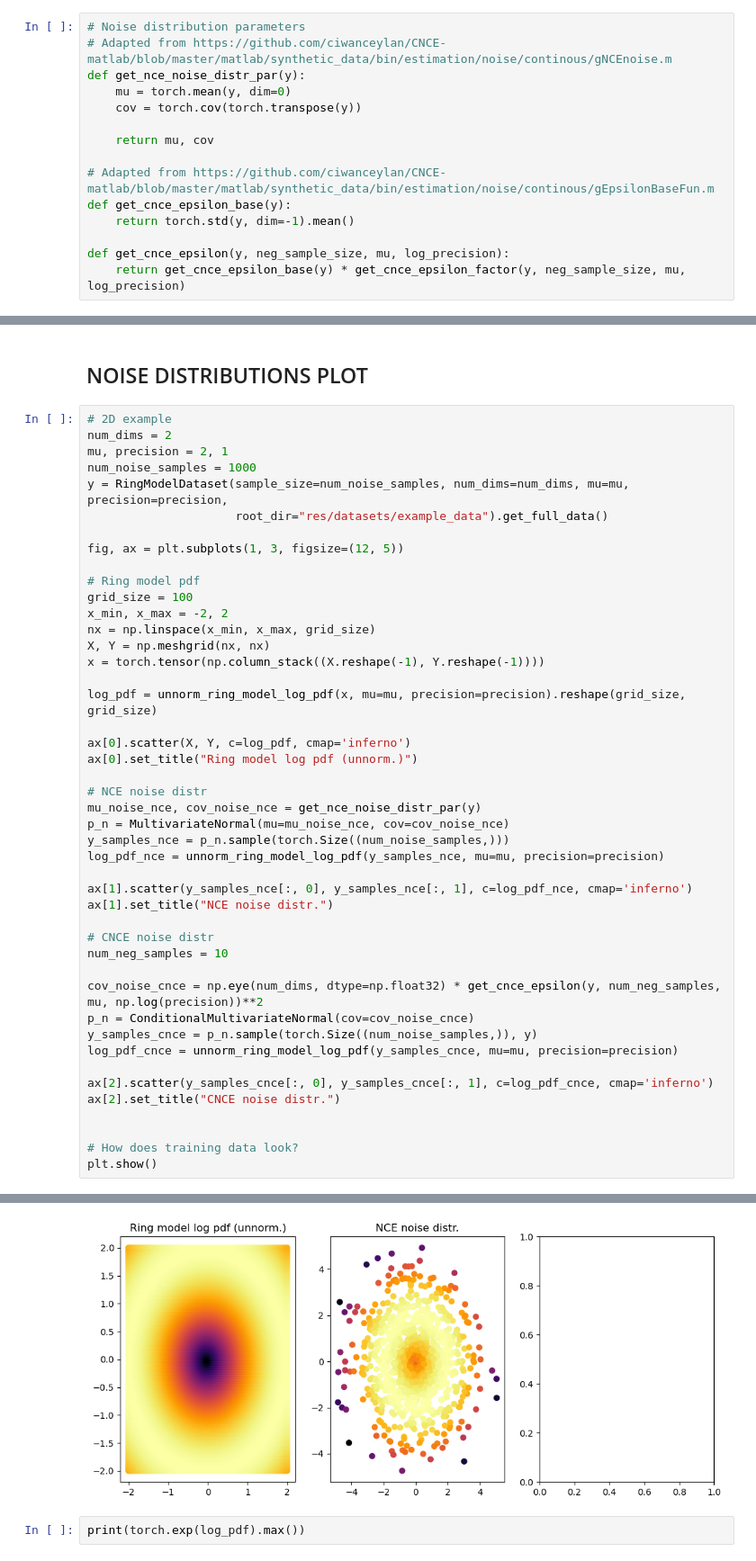
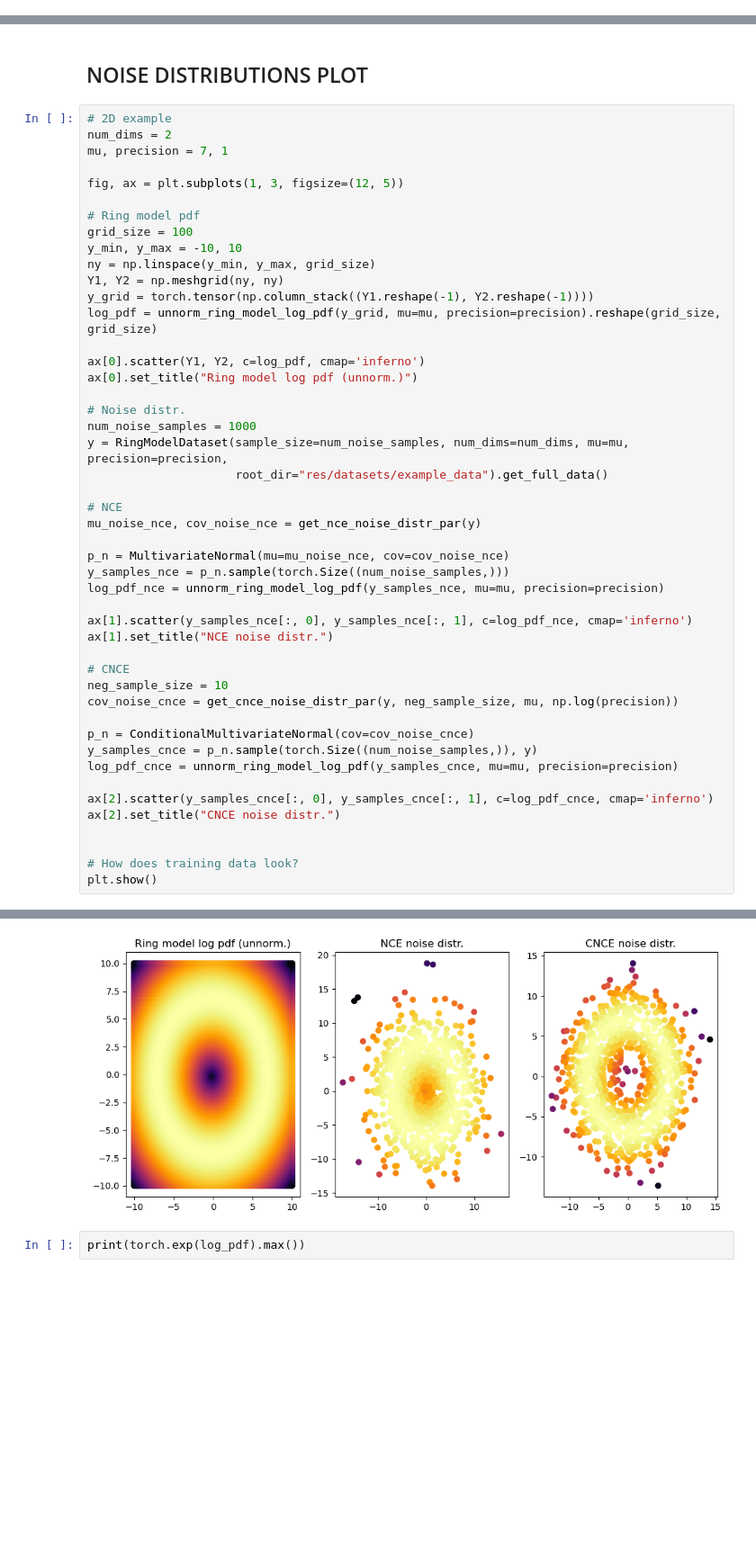
Before and after one commit to jackonelli/nce_cd_cis, a Jupyter notebook: nbs/ring_model_exp.ipynb, the cells around one changed output, grey strips where cells are left out. Shown at 90% size. Drawn from its saved outputs; the diff is of its cells as text; blank space fills up the shorter version.

Commit message:
Cleaning up and addition of noise distr. plot

```diff
--- a/nbs/ring_model_exp.ipynb
+++ b/nbs/ring_model_exp.ipynb
@@ -59,19 +87,4 @@ def get_cnce_epsilon_factor(y, neg_sample_size, mu, log_precision, thrs_lower=0.
         k = k + 1
 
     return epsilon_factor
-# %%
-# Noise distribution parameters
-# Adapted from https://github.com/ciwanceylan/CNCE-matlab/blob/master/matlab/synthetic_data/bin/estimation/noise/continous/gNCEnoise.m
-def get_nce_noise_distr_par(y):
-    mu = torch.mean(y, dim=0)
-    cov = torch.cov(torch.transpose(y))
-
-    return mu, cov
-
-# Adapted from https://github.com/ciwanceylan/CNCE-matlab/blob/master/matlab/synthetic_data/bin/estimation/noise/continous/gEpsilonBaseFun.m
-def get_cnce_epsilon_base(y):
-    return torch.std(y, dim=-1).mean()
-
-def get_cnce_epsilon(y, neg_sample_size, mu, log_precision):
-    return get_cnce_epsilon_base(y) * get_cnce_epsilon_factor(y, neg_sample_size, mu, log_precision)
 # %%
@@ -99,27 +113,29 @@ def initialise_params(mu_min=6, mu_max=8, sigma_min=0.3, sigma_max=1.5):
 # %%
 # 2D example
 num_dims = 2
-mu, precision = 2, 1
-num_noise_samples = 1000
-y = RingModelDataset(sample_size=num_noise_samples, num_dims=num_dims, mu=mu, precision=precision,
-                     root_dir="res/datasets/example_data").get_full_data()
+mu, precision = 7, 1
 
 fig, ax = plt.subplots(1, 3, figsize=(12, 5))
 
 # Ring model pdf
 grid_size = 100
-x_min, x_max = -2, 2
-nx = np.linspace(x_min, x_max, grid_size)
-X, Y = np.meshgrid(nx, nx)
-x = torch.tensor(np.column_stack((X.reshape(-1), Y.reshape(-1))))
+y_min, y_max = -10, 10
+ny = np.linspace(y_min, y_max, grid_size)
+Y1, Y2 = np.meshgrid(ny, ny)
+y_grid = torch.tensor(np.column_stack((Y1.reshape(-1), Y2.reshape(-1))))
+log_pdf = unnorm_ring_model_log_pdf(y_grid, mu=mu, precision=precision).reshape(grid_size, grid_size)
 
-log_pdf = unnorm_ring_model_log_pdf(x, mu=mu, precision=precision).reshape(grid_size, grid_size)
-
-ax[0].scatter(X, Y, c=log_pdf, cmap='inferno')
+ax[0].scatter(Y1, Y2, c=log_pdf, cmap='inferno')
 ax[0].set_title("Ring model log pdf (unnorm.)")
 
-# NCE noise distr
+# Noise distr.
+num_noise_samples = 1000
+y = RingModelDataset(sample_size=num_noise_samples, num_dims=num_dims, mu=mu, precision=precision,
+                     root_dir="res/datasets/example_data").get_full_data()
+
+# NCE
 mu_noise_nce, cov_noise_nce = get_nce_noise_distr_par(y)
+
 p_n = MultivariateNormal(mu=mu_noise_nce, cov=cov_noise_nce)
 y_samples_nce = p_n.sample(torch.Size((num_noise_samples,)))
 log_pdf_nce = unnorm_ring_model_log_pdf(y_samples_nce, mu=mu, precision=precision)
@@ -127,10 +143,10 @@ log_pdf_nce = unnorm_ring_model_log_pdf(y_samples_nce, mu=mu, precision=precisio
 ax[1].scatter(y_samples_nce[:, 0], y_samples_nce[:, 1], c=log_pdf_nce, cmap='inferno')
 ax[1].set_title("NCE noise distr.")
 
-# CNCE noise distr
-num_neg_samples = 10
+# CNCE
+neg_sample_size = 10
+cov_noise_cnce = get_cnce_noise_distr_par(y, neg_sample_size, mu, np.log(precision))
 
-cov_noise_cnce = np.eye(num_dims, dtype=np.float32) * get_cnce_epsilon(y, num_neg_samples, mu, np.log(precision))**2
 p_n = ConditionalMultivariateNormal(cov=cov_noise_cnce)
 y_samples_cnce = p_n.sample(torch.Size((num_noise_samples,)), y)
 log_pdf_cnce = unnorm_ring_model_log_pdf(y_samples_cnce, mu=mu, precision=precision)
@@ -149,4 +161,4 @@ TypeError: std() received an invalid combination of arguments - got (axis=int, d
-[figure, old version]
+[figure, new version]
 # %%
 print(torch.exp(log_pdf).max())
 # %% [output]
```
Also changed, not shown: parts of 5 cells of this notebook.
